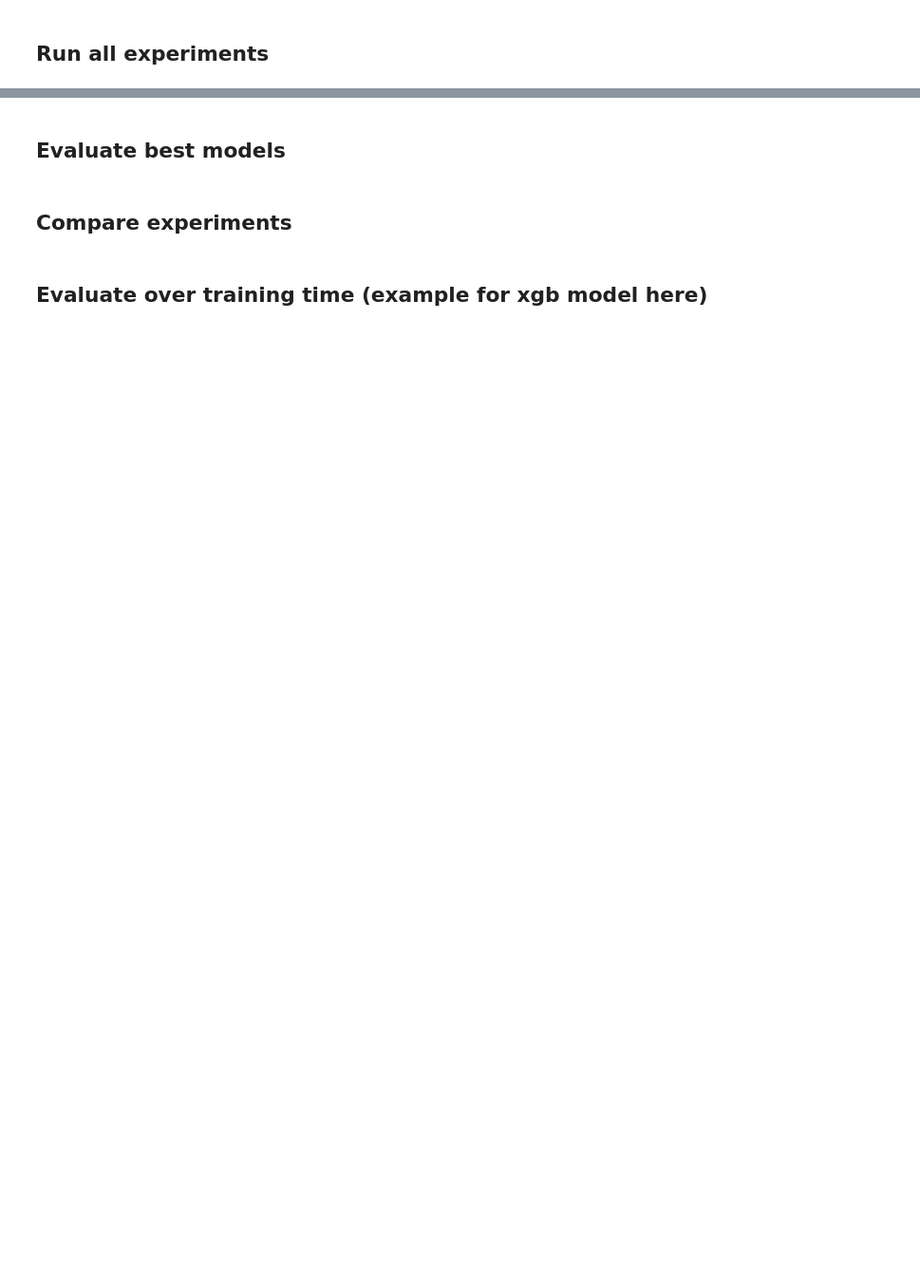
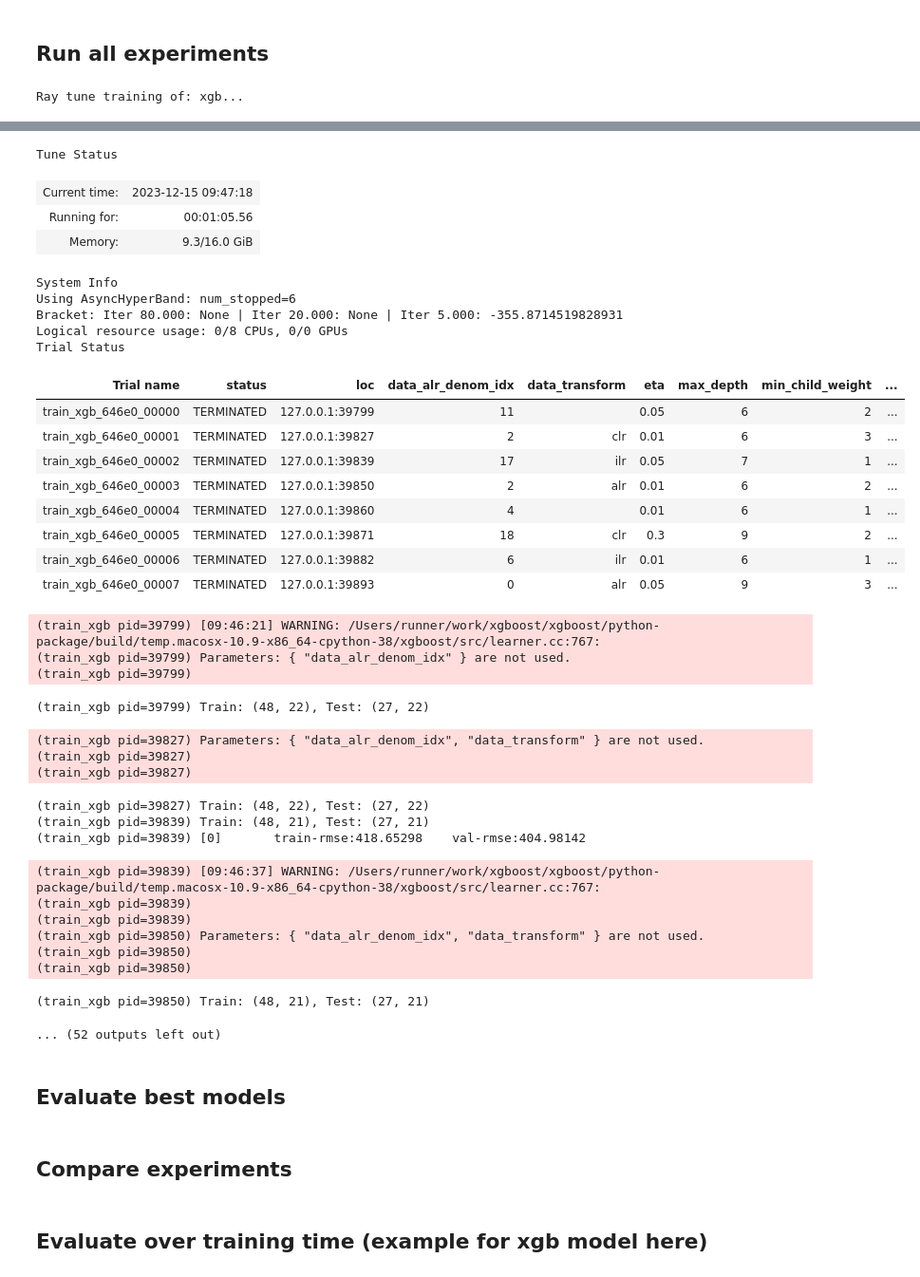
Before and after one commit to adamovanja/ritme, a Jupyter notebook: experiments/try_tune.ipynb, the cells around one changed output, grey strips where cells are left out. Shown: that part at 95% size. Cells and saved outputs as stored; diff of their text form; code cells hidden in the pictures; blank space fills up the shorter version.

```diff
--- a/experiments/try_tune.ipynb
+++ b/experiments/try_tune.ipynb
@@ -30,0 +39,7 @@ result_dic
+# %%
+result_dic = run_all_trials(
+    train_val, TARGET, HOST_ID, SEED_DATA, SEED_MODEL, MLFLOW_TRACKING_URI
+)
+result_dic
+# %% [output]
+Ray tune training of: xgb...
@@ -31,3 +48,39 @@ result_dic
+Tune Status
+| Current time: | 2023-12-15 09:47:18 |
+| Running for: | 00:01:05.56 |
+| Memory: | 9.3/16.0 GiB |
+System Info
+Using AsyncHyperBand: num_stopped=6
+Bracket: Iter 80.000: None | Iter 20.000: None | Iter 5.000: -355.8714519828931
+Logical resource usage: 0/8 CPUs, 0/0 GPUs
+Trial Status
+| Trial name | status | loc | data_alr_denom_idx | data_transform | eta | max_depth | min_child_weight | ... |
+| train_xgb_646e0_00000 | TERMINATED | 127.0.0.1:39799 | 11 |  | 0.05 | 6 | 2 | ... |
+| train_xgb_646e0_00001 | TERMINATED | 127.0.0.1:39827 | 2 | clr | 0.01 | 6 | 3 | ... |
+| train_xgb_646e0_00002 | TERMINATED | 127.0.0.1:39839 | 17 | ilr | 0.05 | 7 | 1 | ... |
+| train_xgb_646e0_00003 | TERMINATED | 127.0.0.1:39850 | 2 | alr | 0.01 | 6 | 2 | ... |
+| train_xgb_646e0_00004 | TERMINATED | 127.0.0.1:39860 | 4 |  | 0.01 | 6 | 1 | ... |
+| train_xgb_646e0_00005 | TERMINATED | 127.0.0.1:39871 | 18 | clr | 0.3 | 9 | 2 | ... |
+| train_xgb_646e0_00006 | TERMINATED | 127.0.0.1:39882 | 6 | ilr | 0.01 | 6 | 1 | ... |
+| train_xgb_646e0_00007 | TERMINATED | 127.0.0.1:39893 | 0 | alr | 0.05 | 9 | 3 | ... |
+(train_xgb pid=39799) [09:46:21] WARNING: /Users/runner/work/xgboost/xgboost/python-package/build/temp.macosx-10.9-x86_64-cpython-38/xgboost/src/learner.cc:767:
+(train_xgb pid=39799) Parameters: { "data_alr_denom_idx" } are not used.
+(train_xgb pid=39799)
+(train_xgb pid=39799) Train: (48, 22), Test: (27, 22)
+(train_xgb pid=39827) Parameters: { "data_alr_denom_idx", "data_transform" } are not used.
+(train_xgb pid=39827)
+(train_xgb pid=39827)
+(train_xgb pid=39827) Train: (48, 22), Test: (27, 22)
+(train_xgb pid=39839) Train: (48, 21), Test: (27, 21)
+(train_xgb pid=39839) [0]       train-rmse:418.65298    val-rmse:404.98142
+(train_xgb pid=39839) [09:46:37] WARNING: /Users/runner/work/xgboost/xgboost/python-package/build/temp.macosx-10.9-x86_64-cpython-38/xgboost/src/learner.cc:767:
+(train_xgb pid=39839)
+(train_xgb pid=39839)
+(train_xgb pid=39850) Parameters: { "data_alr_denom_idx", "data_transform" } are not used.
+(train_xgb pid=39850)
+(train_xgb pid=39850)
+(train_xgb pid=39850) Train: (48, 21), Test: (27, 21)
+... (52 outputs left out)
 # %% [markdown]
 ## Evaluate best models
 # %%
```
Also changed, not shown: parts of 4 cells of this notebook, 1 other file.
